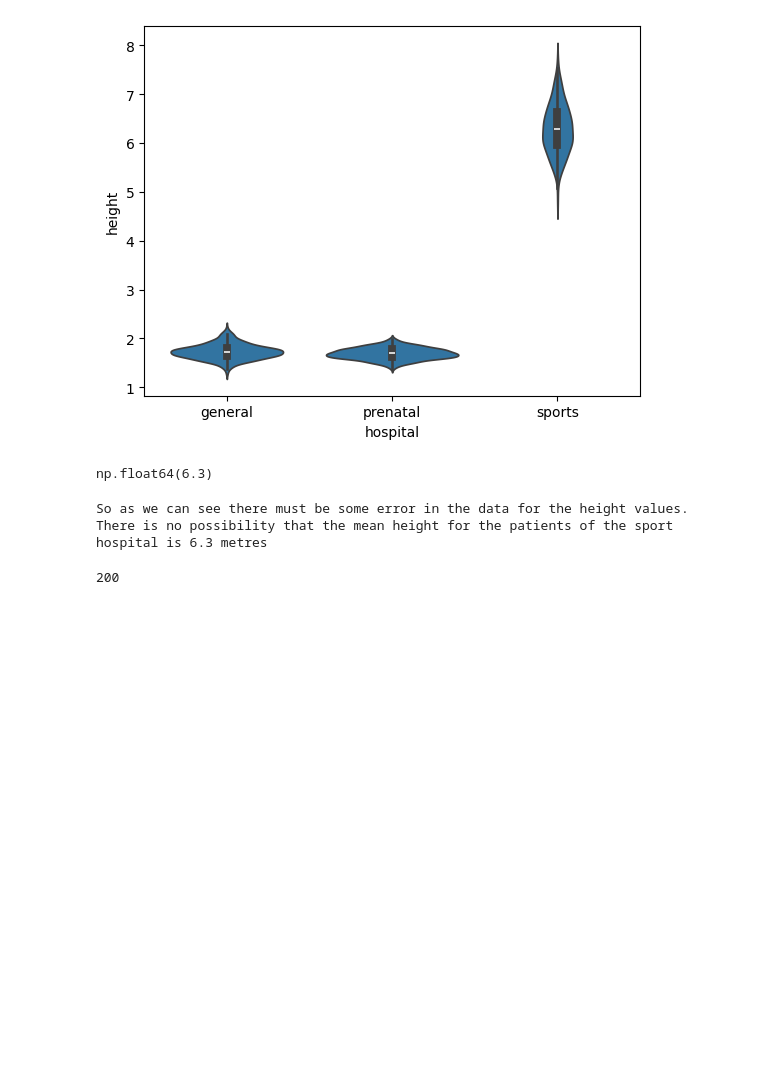
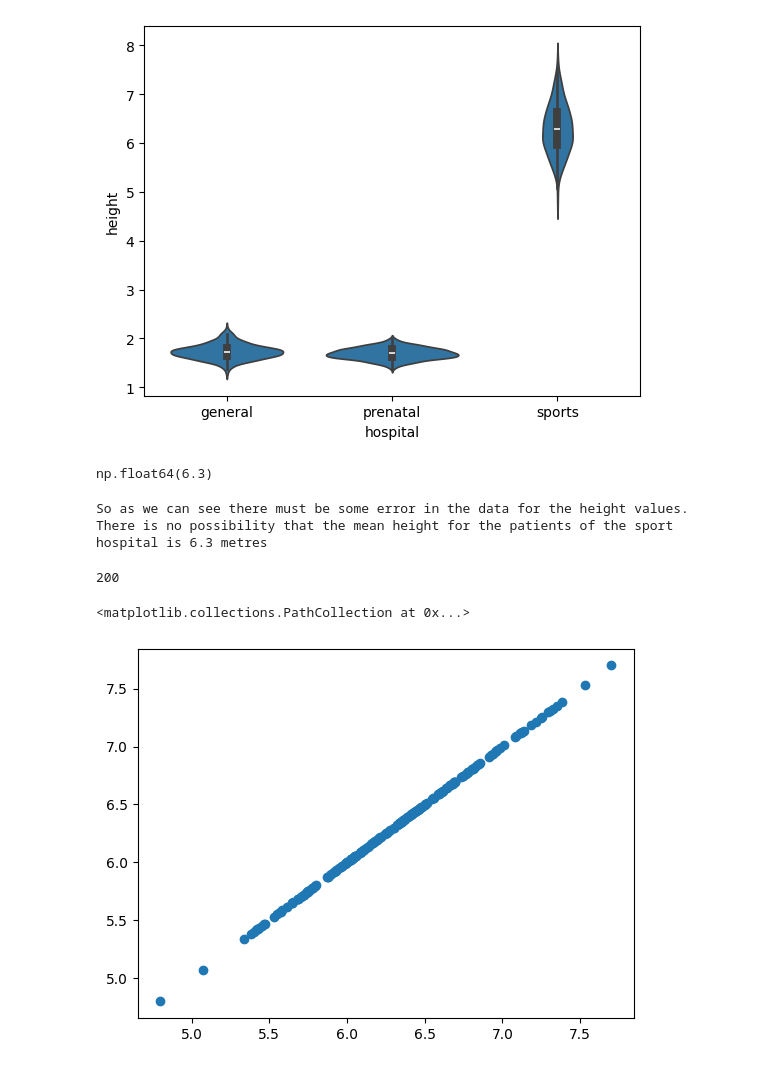
Before and after one commit to L-Fandangle042/HospitalDataExp, a Jupyter notebook: hospitals copy.ipynb, the cells around one changed output. Drawn from its saved outputs; the diff is of its cells as text; code cells hidden in the pictures; blank space fills up the shorter version.

Commit message:
Scatter plot of height values (useless)

```diff
--- a/hospitals copy.ipynb
+++ b/hospitals copy.ipynb
@@ -325,3 +325,8 @@ So as we can see there must be some error in the data for the height values. The
 df_sports["height"].nunique()
 # %% [output]
 200
+# %%
+plt.scatter(x = df_sports["height"], y = df_sports["height"])
+# %% [output]
+<matplotlib.collections.PathCollection at 0x...>
+[figure, added]
```
